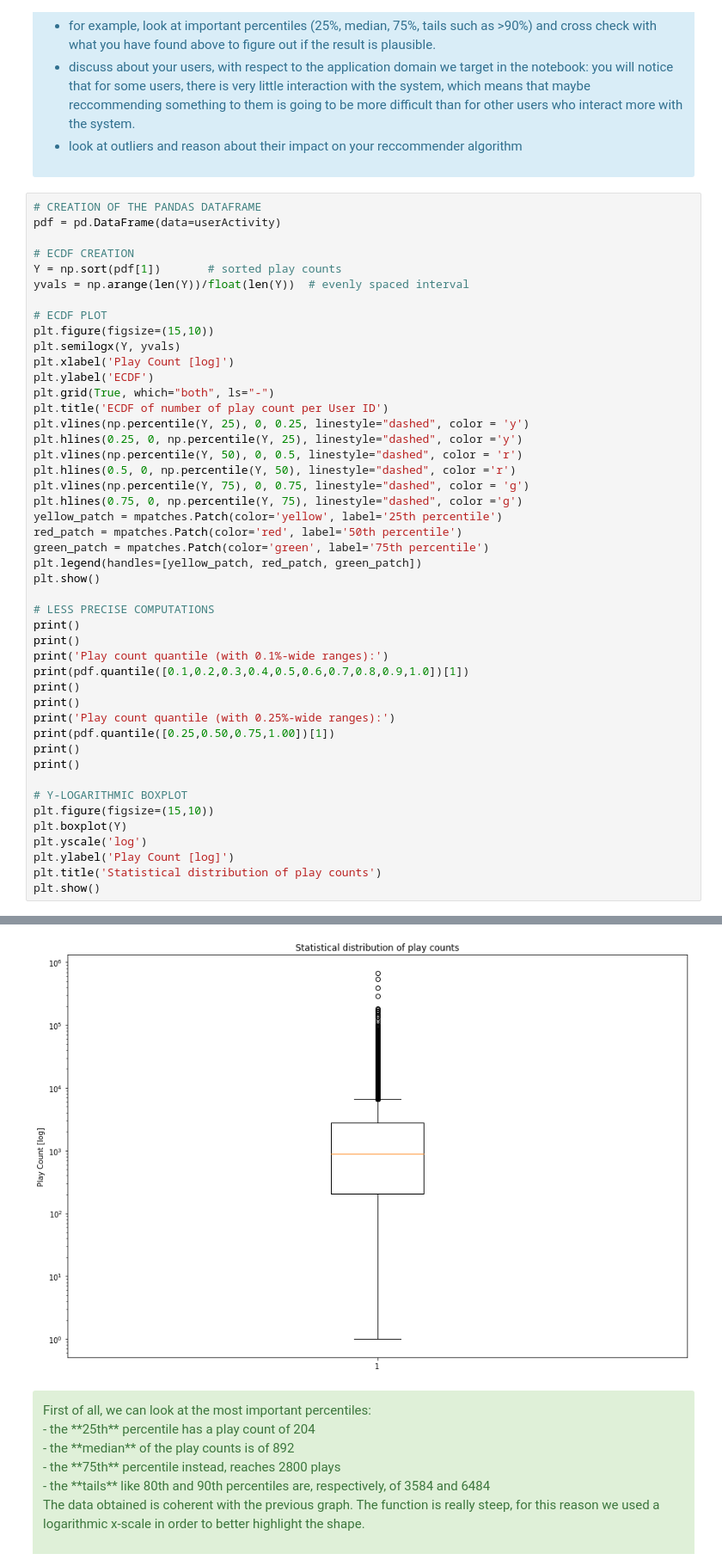
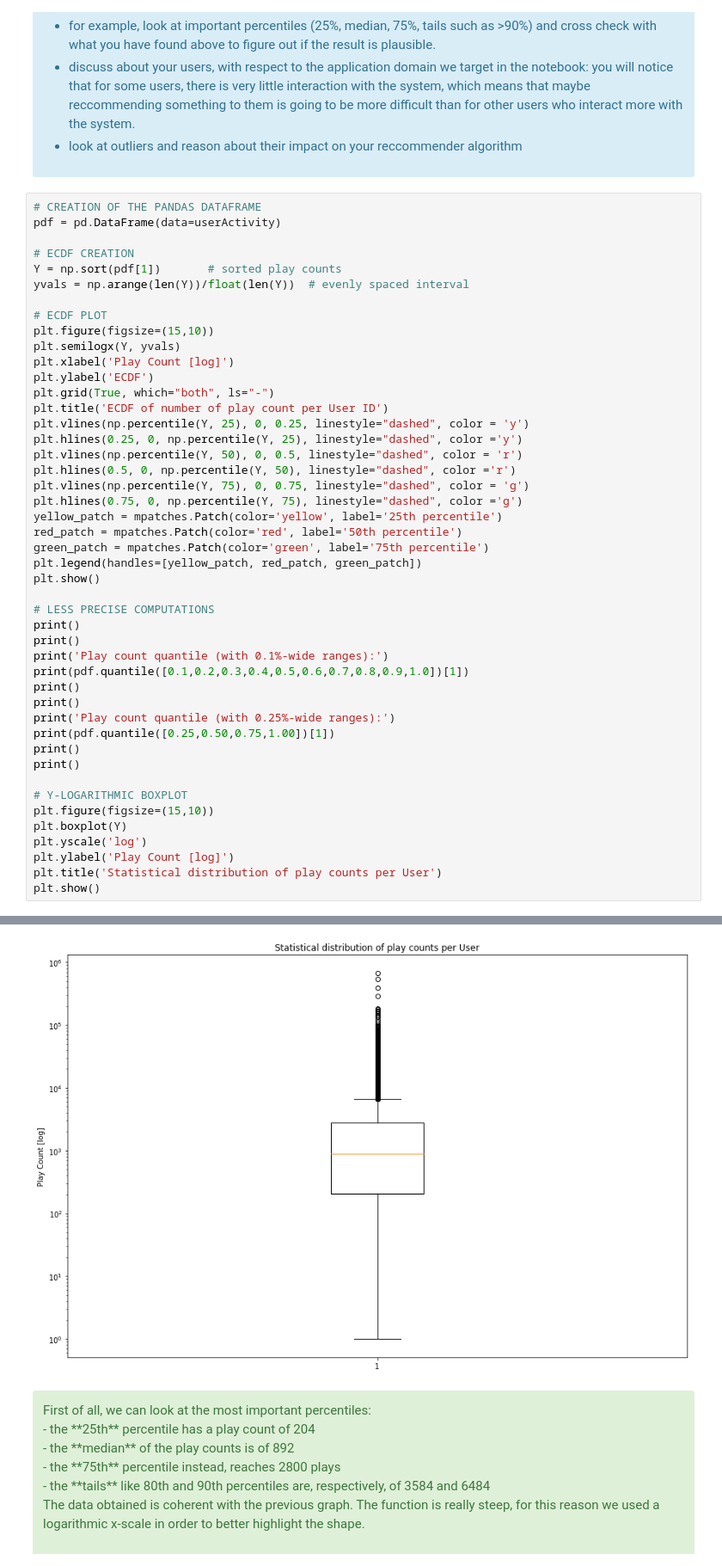
Before and after one commit to lomluca/aml, a Jupyter notebook: RecSys.ipynb, the cells around one changed output, grey strips where cells are left out. Shown at 86% size. Cells and saved outputs as stored; diff of their text form.

```diff
--- a/RecSys.ipynb
+++ b/RecSys.ipynb
@@ -315,35 +312,35 @@ print()
 print()
 
 # Y-LOGARITHMIC BOXPLOT
 plt.figure(figsize=(15,10))
 plt.boxplot(Y)
 plt.yscale('log')
 plt.ylabel('Play Count [log]')
-plt.title('Statistical distribution of play counts')
+plt.title('Statistical distribution of play counts per User')
 plt.show()
 # %% [output]
 [figure]
 Play count quantile (with 0.1%-wide ranges):
 0.1        34.0
 0.2       132.0
 0.3       293.0
 0.4       535.0
 0.5       892.0
 0.6      1415.0
 0.7      2226.0
 0.8      3584.0
 0.9      6484.0
 1.0    674412.0
 Name: 1, dtype: float64
 
 
 Play count quantile (with 0.25%-wide ranges):
 0.25       204.0
 0.50       892.0
 0.75      2800.0
 1.00    674412.0
 Name: 1, dtype: float64
-[figure, old version]
+[figure, new version]
 # %% [markdown]
 <div class="alert alert-success">
 First of all, we can look at the most important percentiles:<br>
```
Also changed, not shown: parts of 48 cells of this notebook.
